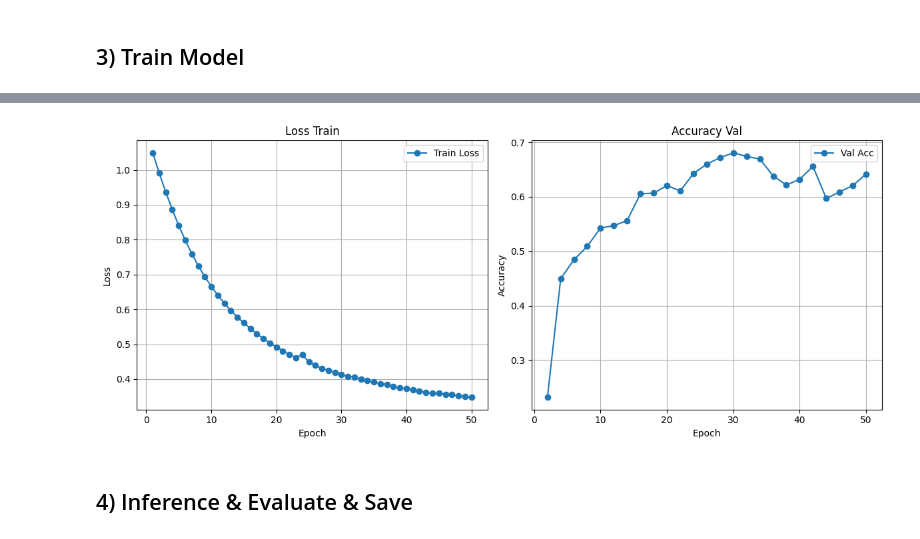
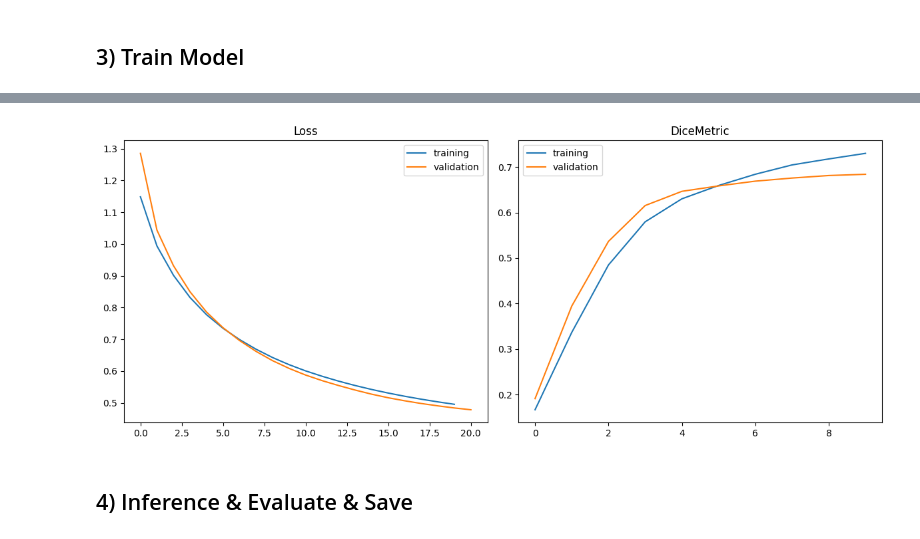
Before and after one commit to pvateekul/digitalhealth-ai2025, a Jupyter notebook: code/Class05_MONAI/Lab_5_2_MONAI(3Dsegmentaton).ipynb, the cells around one changed output, grey strips where cells are left out. Saved outputs shown, nothing was run; the diff lists cells and outputs as text; code cells hidden in the pictures.

```diff
--- a/code/Class05_MONAI/Lab_5_2_MONAI(3Dsegmentaton).ipynb
+++ b/code/Class05_MONAI/Lab_5_2_MONAI(3Dsegmentaton).ipynb
@@ -283,31 +356,21 @@ best mean dice: 0.6808 at epoch: 30
-# %%
-# Plot the loss and metric
-n_loss = range(1, len(epoch_loss_values) + 1)
-n_acc = range(val_interval, val_interval * len(metric_values) + 1, val_interval)
-plt.figure(figsize=(12, 5))
-
-# Loss
-plt.subplot(1, 2, 1)
-plt.plot(n_loss, epoch_loss_values, marker='o', label='Train Loss')
-plt.xlabel('Epoch')
-plt.ylabel('Loss')
-plt.title('Loss Train')
-plt.legend()
-plt.grid(True)
-
-# Accuracy
-plt.subplot(1, 2, 2)
-plt.plot(n_acc, metric_values, marker='o', label='Val Acc')
-plt.xlabel('Epoch')
-plt.ylabel('Accuracy')
-plt.title('Accuracy Val')
-plt.legend()
-plt.grid(True)
-
-plt.tight_layout()
-plt.show()
-# %% [output]
-[figure, removed]
+# %%
+# Plot loss & accuracy
+fig, axs = plt.subplots(1, 2, figsize=(12, 5))
+# loss
+axs[0].plot(epoch_loss_values_train, label='training')
+axs[0].plot(epoch_loss_values_val, label='validation')
+axs[0].set_title("Loss")
+axs[0].legend()
+# acc
+axs[1].plot(metric_values_train, label='training')
+axs[1].plot(metric_values_val, label='validation')
+axs[1].set_title("DiceMetric")
+axs[1].legend()
+
+plt.tight_layout()
+plt.show()
+# %% [output]
+[figure, added]
 # %% [markdown]
 ## 4) Inference & Evaluate & Save
 # %%
```
Also changed, not shown: parts of 8 cells of this notebook.
